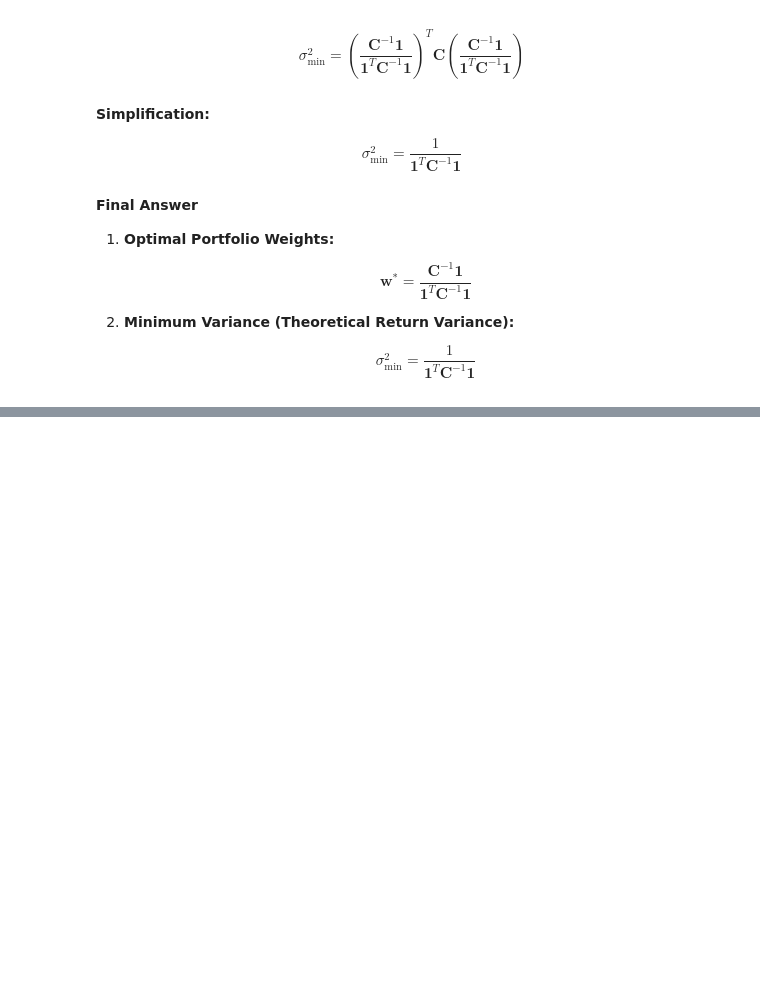
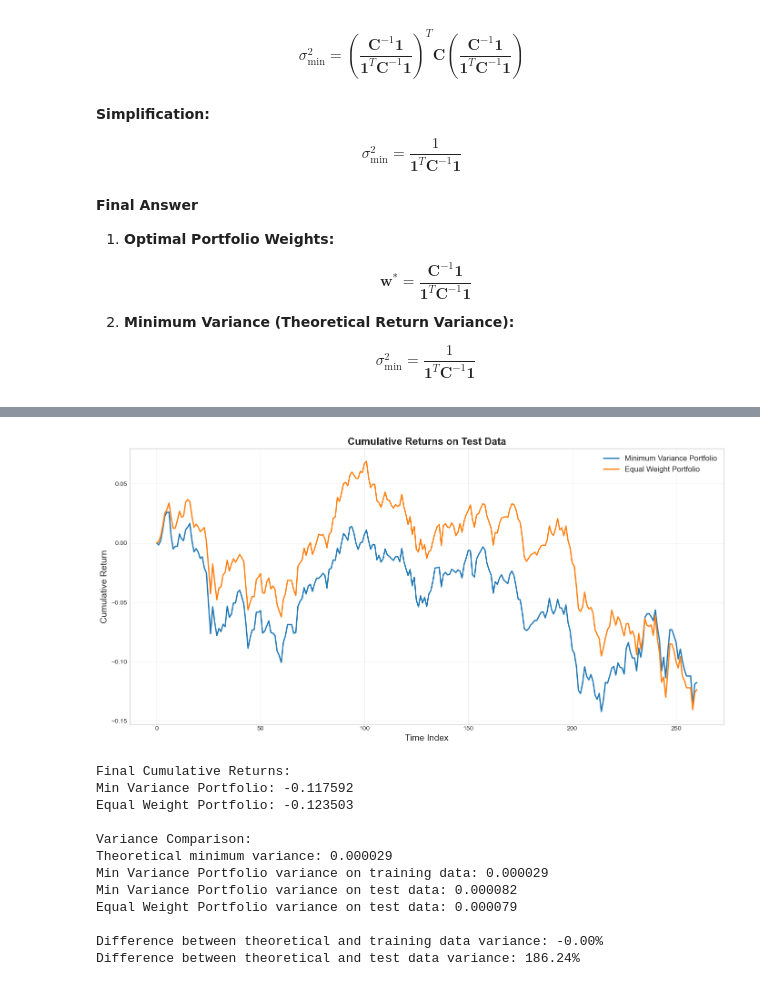
Before and after one commit to yiranLou/DCGAN, a Jupyter notebook: KCL_finan/3.Portfolio_Optimization.ipynb, the cells around one changed output, grey strips where cells are left out. Saved outputs shown, nothing was run; the diff lists cells and outputs as text; code cells hidden in the pictures; blank space fills up the shorter version.

```diff
--- a/KCL_finan/3.Portfolio_Optimization.ipynb
+++ b/KCL_finan/3.Portfolio_Optimization.ipynb
@@ -156,0 +604,56 @@ $$
+# %%
+# Calculate cumulative returns using pandas.DataFrame.cumsum() as suggested in the hint
+cum_returns_min_var = pd.Series(test_returns_min_var).cumsum()
+cum_returns_equal = pd.Series(test_returns_equal).cumsum()
+
+# Plot cumulative returns
+plt.figure(figsize=(14, 7))
+plt.plot(cum_returns_min_var.index, cum_returns_min_var.values,
+         label='Minimum Variance Portfolio', linewidth=2)
+plt.plot(cum_returns_equal.index, cum_returns_equal.values,
+         label='Equal Weight Portfolio', linewidth=2)
+plt.title('Cumulative Returns on Test Data', fontsize=16, fontweight='bold')
+plt.xlabel('Time Index', fontsize=14)
+plt.ylabel('Cumulative Return', fontsize=14)
+plt.legend(fontsize=12)
+plt.grid(True, alpha=0.3)
+plt.tight_layout()
+plt.savefig('cumulative_returns_comparison.png', dpi=300, bbox_inches='tight')
+plt.show()
+
+# Print final cumulative returns
+print("\nFinal Cumulative Returns:")
+print(f"Min Variance Portfolio: {cum_returns_min_var.iloc[-1]:.6f}")
+print(f"Equal Weight Portfolio: {cum_returns_equal.iloc[-1]:.6f}")
+
+# Calculate portfolio variance on test data
+test_min_var_variance = np.var(test_returns_min_var)
+test_equal_variance = np.var(test_returns_equal)
+
+# Compare variances with theoretical value
+print("\nVariance Comparison:")
+print(f"Theoretical minimum variance: {min_variance_theoretical:.6f}")
+print(f"Min Variance Portfolio variance on training data: {min_var_actual_variance:.6f}")
+print(f"Min Variance Portfolio variance on test data: {test_min_var_variance:.6f}")
+print(f"Equal Weight Portfolio variance on test data: {test_equal_variance:.6f}")
+
+# Calculate percentage difference between theoretical and actual values
+theory_vs_train_diff = (min_var_actual_variance - min_variance_theoretical) / min_variance_theoretical * 100
+theory_vs_test_diff = (test_min_var_variance - min_variance_theoretical) / min_variance_theoretical * 100
+
+print(f"\nDifference between theoretical and training data variance: {theory_vs_train_diff:.2f}%")
+print(f"Difference between theoretical and test data variance: {theory_vs_test_diff:.2f}%")
+# %% [output]
+[figure, added]
+Final Cumulative Returns:
+Min Variance Portfolio: -0.117592
+Equal Weight Portfolio: -0.123503
+
+Variance Comparison:
+Theoretical minimum variance: 0.000029
+Min Variance Portfolio variance on training data: 0.000029
+Min Variance Portfolio variance on test data: 0.000082
+Equal Weight Portfolio variance on test data: 0.000079
+
+Difference between theoretical and training data variance: -0.00%
+Difference between theoretical and test data variance: 186.24%
```
Also changed, not shown: parts of 11 cells of this notebook.
